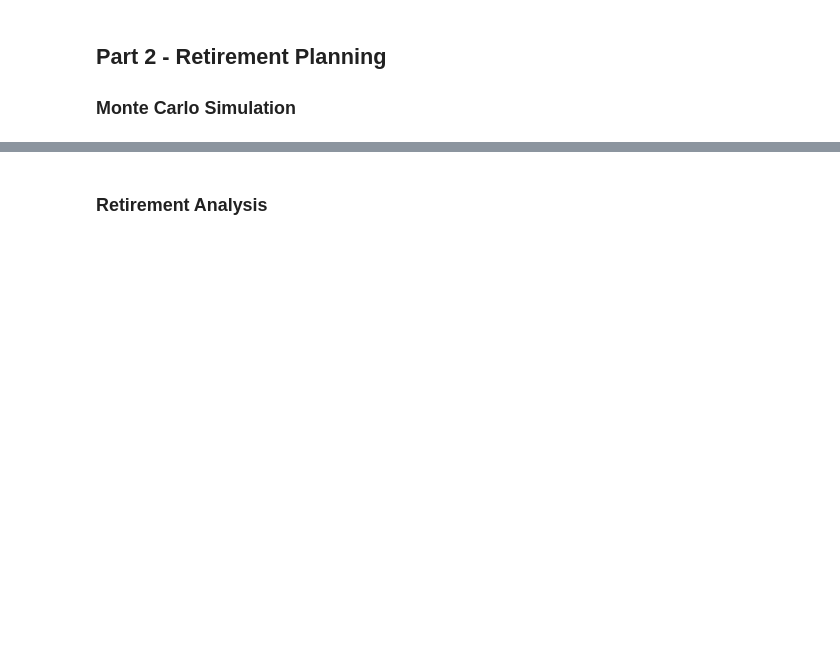
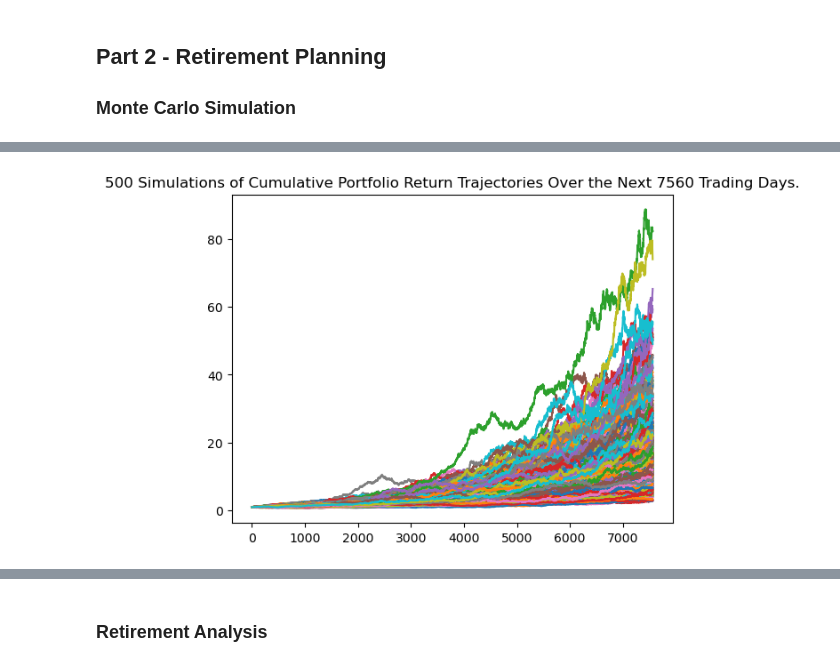
Before and after one commit to Forensicom/Bootcamp, a Jupyter notebook: InClassPracticals/Module5_APIs/financial-planner.ipynb, the cells around one changed output, grey strips where cells are left out. Cells and saved outputs as stored; diff of their text form; code cells hidden in the pictures; blank space fills up the shorter version.

```diff
--- a/InClassPracticals/Module5_APIs/financial-planner.ipynb
+++ b/InClassPracticals/Module5_APIs/financial-planner.ipynb
@@ -181,0 +176,25 @@ df_stock_data.head()
+# %%
+# Get 5 years' worth of historical data for SPY and AGG
+df_stock_data = alpaca_api.get_bars(tickers, timeframe, start = start_date, end = end_date).df
+df_stock_data.index = df_stock_data.index.date
+
+# Set the tickers
+tickers = ["AGG", "SPY"]
+
+# Set timeframe to "1Day" for Alpaca API
+timeframe = "1Day"
+
+# Separate ticker data
+AGG = df_stock_data[df_stock_data['symbol']=='AGG'].drop('symbol', axis=1)
+SPY = df_stock_data[df_stock_data['symbol']=='SPY'].drop('symbol', axis=1)
+
+# Concatenate the ticker DataFrames
+df_ticker = pd.concat([AGG, SPY], axis=1, keys=["AGG", "SPY"])
+
+# Get current closing prices for SPY and AGG
+agg_close = df_ticker['AGG']['close'].iloc[-1]
+spy_close = df_ticker['SPY']['close'].iloc[-1]
+print (f"AGG today:", agg_close, "SPY today:", spy_close)
+
+# Display sample data
+df_ticker.head()
@@ -181,0 +210,8 @@ df_stock_data.head()
+# %%
+# Configuring a Monte Carlo simulation to forecast 30 years cumulative returns
+MC_thirtyyear = MCSimulation(
+    portfolio_data = df_ticker,
+    weights = [.40,.60],
+    num_simulation = 500,
+    num_trading_days = 252*30
+)
@@ -191,5 +256,7 @@ df_stock_data.head()
 # %%
 # Plot simulation outcomes
-# YOUR CODE HERE!
+line_plot = MC_thirtyyear.plot_simulation()
+# %% [output]
+[figure, added]
 # %%
 # Plot probability distribution and confidence intervals
```
Also changed, not shown: parts of 20 cells of this notebook.
